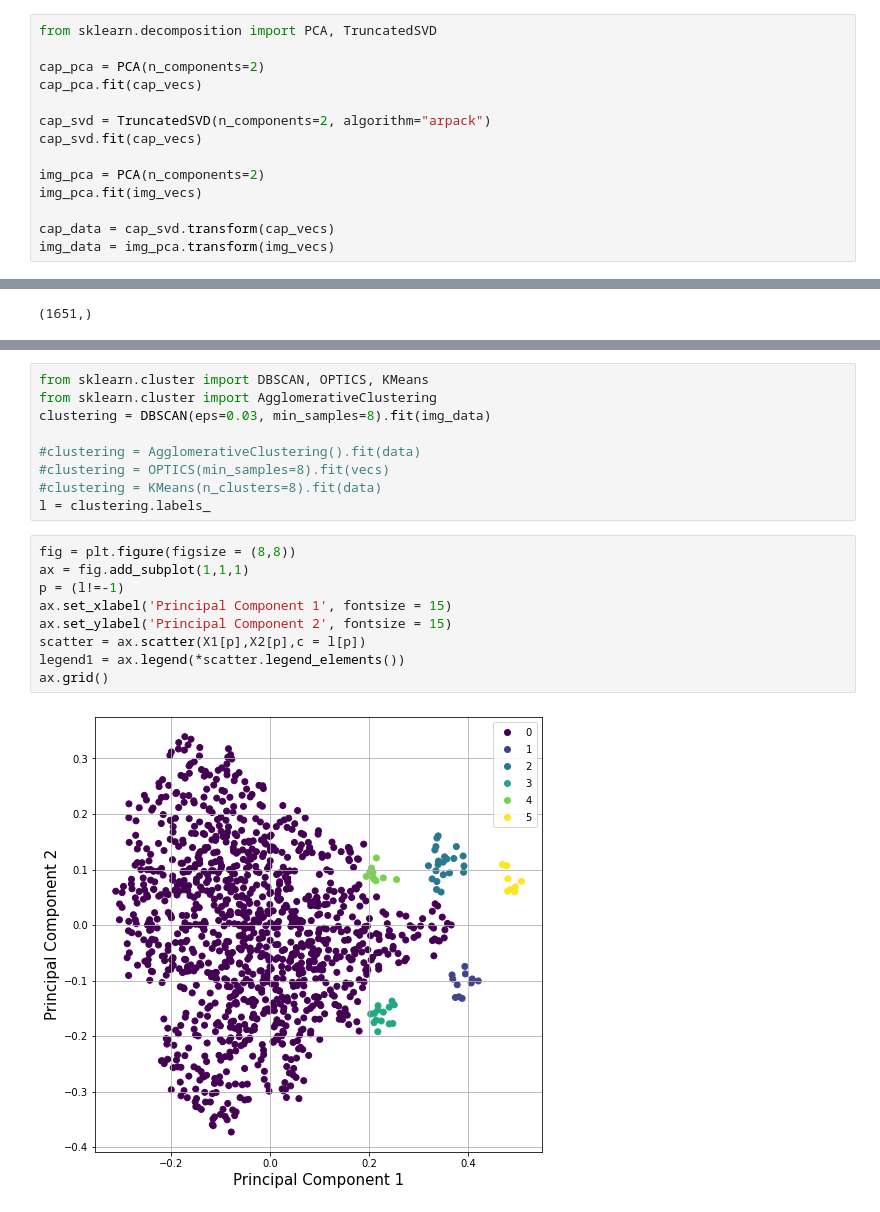
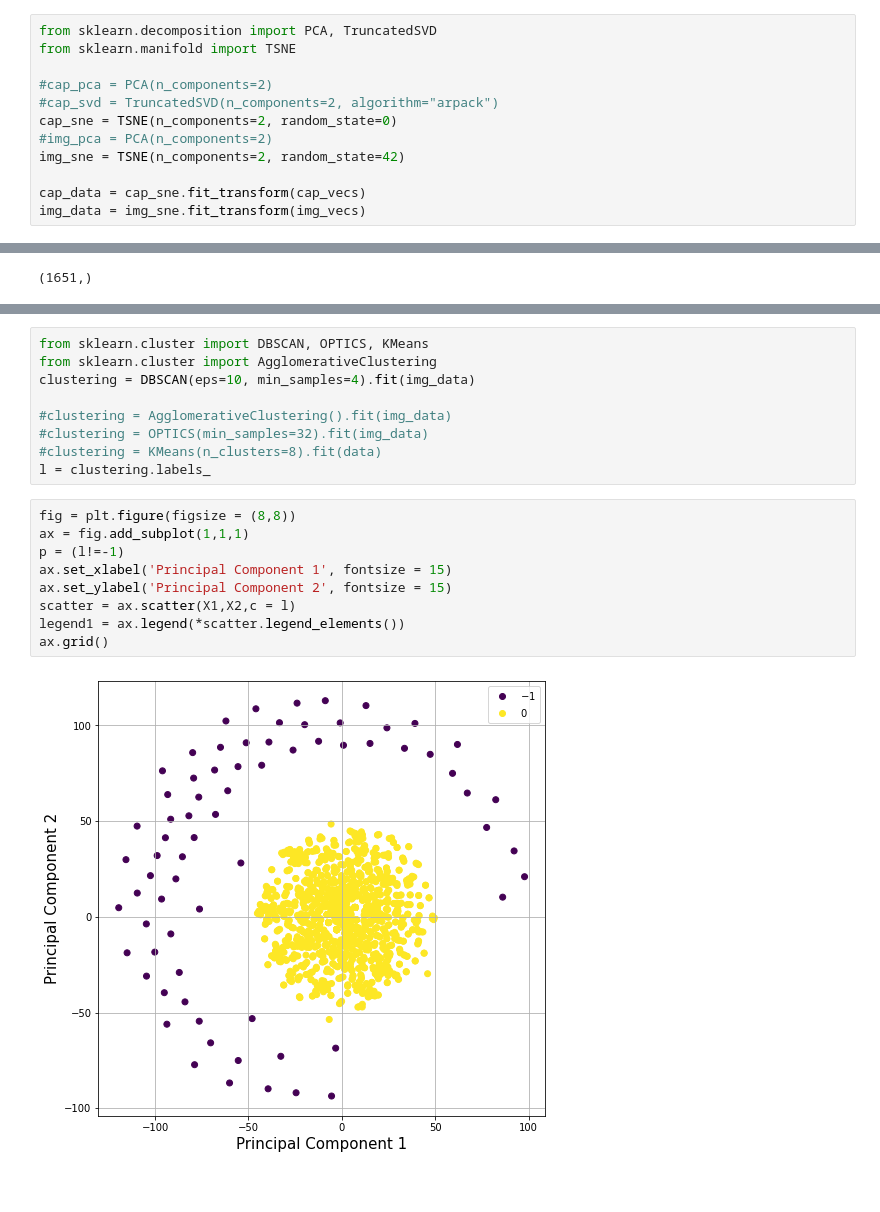
Before and after one commit to yemyemyem/sempix20, a Jupyter notebook: notebooks/joint_space_analysis.ipynb, the cells around one changed output, grey strips where cells are left out. Drawn from its saved outputs; the diff is of its cells as text.

```diff
--- a/notebooks/joint_space_analysis.ipynb
+++ b/notebooks/joint_space_analysis.ipynb
@@ -70,18 +70,16 @@ for i, image in enumerate(tqdm(images)):
     img_vecs[i] = img_vec.to("cpu").detach().numpy()
 # %%
 from sklearn.decomposition import PCA, TruncatedSVD
+from sklearn.manifold import TSNE
 
-cap_pca = PCA(n_components=2)
-cap_pca.fit(cap_vecs)
+#cap_pca = PCA(n_components=2)
+#cap_svd = TruncatedSVD(n_components=2, algorithm="arpack")
+cap_sne = TSNE(n_components=2, random_state=0)
+#img_pca = PCA(n_components=2)
+img_sne = TSNE(n_components=2, random_state=42)
 
-cap_svd = TruncatedSVD(n_components=2, algorithm="arpack")
-cap_svd.fit(cap_vecs)
-
-img_pca = PCA(n_components=2)
-img_pca.fit(img_vecs)
-
-cap_data = cap_svd.transform(cap_vecs)
-img_data = img_pca.transform(img_vecs)
+cap_data = cap_sne.fit_transform(cap_vecs)
+img_data = img_sne.fit_transform(img_vecs)
 # %%
 X1 = cap_data[:,0]
 print(X1.shape)
@@ -182,20 +194,20 @@ ax.grid()
 # %%
 from sklearn.cluster import DBSCAN, OPTICS, KMeans
 from sklearn.cluster import AgglomerativeClustering
-clustering = DBSCAN(eps=0.03, min_samples=8).fit(img_data)
+clustering = DBSCAN(eps=10, min_samples=4).fit(img_data)
 
-#clustering = AgglomerativeClustering().fit(data)
-#clustering = OPTICS(min_samples=8).fit(vecs)
+#clustering = AgglomerativeClustering().fit(img_data)
+#clustering = OPTICS(min_samples=32).fit(img_data)
 #clustering = KMeans(n_clusters=8).fit(data)
 l = clustering.labels_
 # %%
 fig = plt.figure(figsize = (8,8))
 ax = fig.add_subplot(1,1,1)
 p = (l!=-1)
 ax.set_xlabel('Principal Component 1', fontsize = 15)
 ax.set_ylabel('Principal Component 2', fontsize = 15)
-scatter = ax.scatter(X1[p],X2[p],c = l[p])
+scatter = ax.scatter(X1,X2,c = l)
 legend1 = ax.legend(*scatter.legend_elements())
 ax.grid()
 # %% [output]
-[figure, old version]
+[figure, new version]
```
Also changed, not shown: parts of 7 cells of this notebook.
